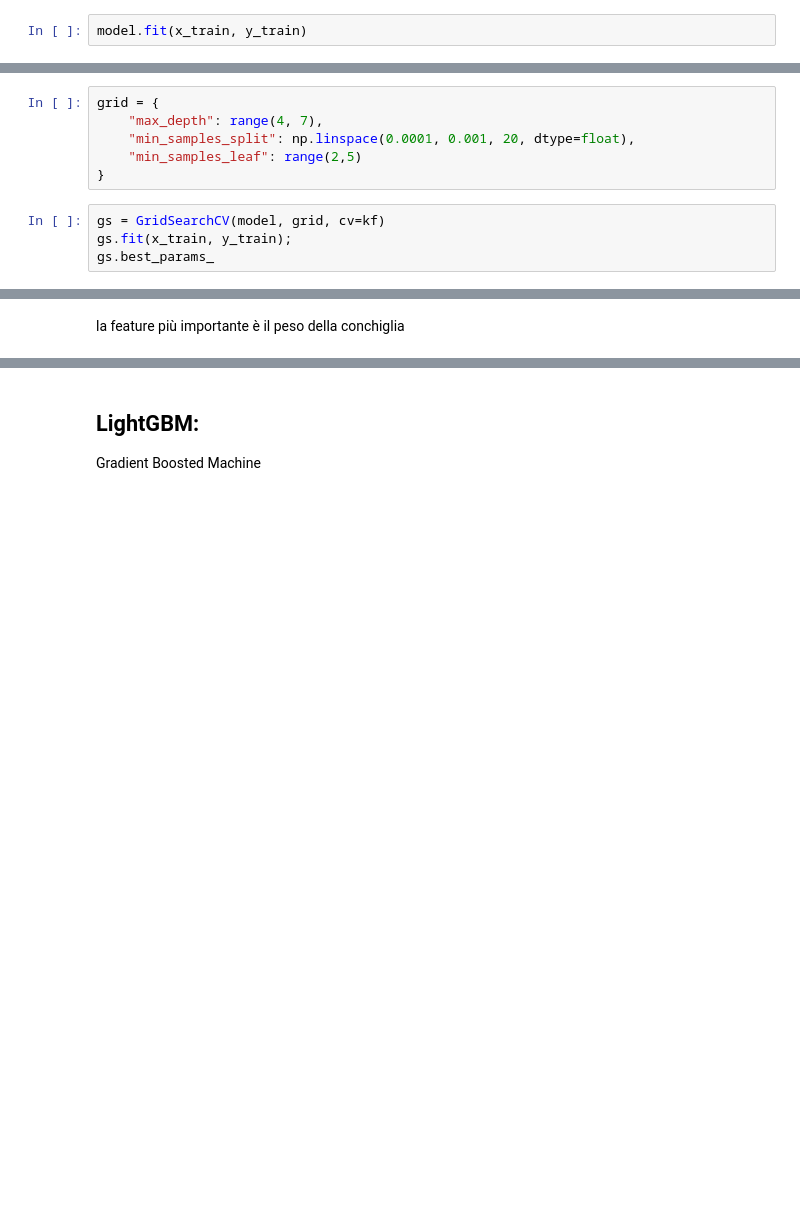
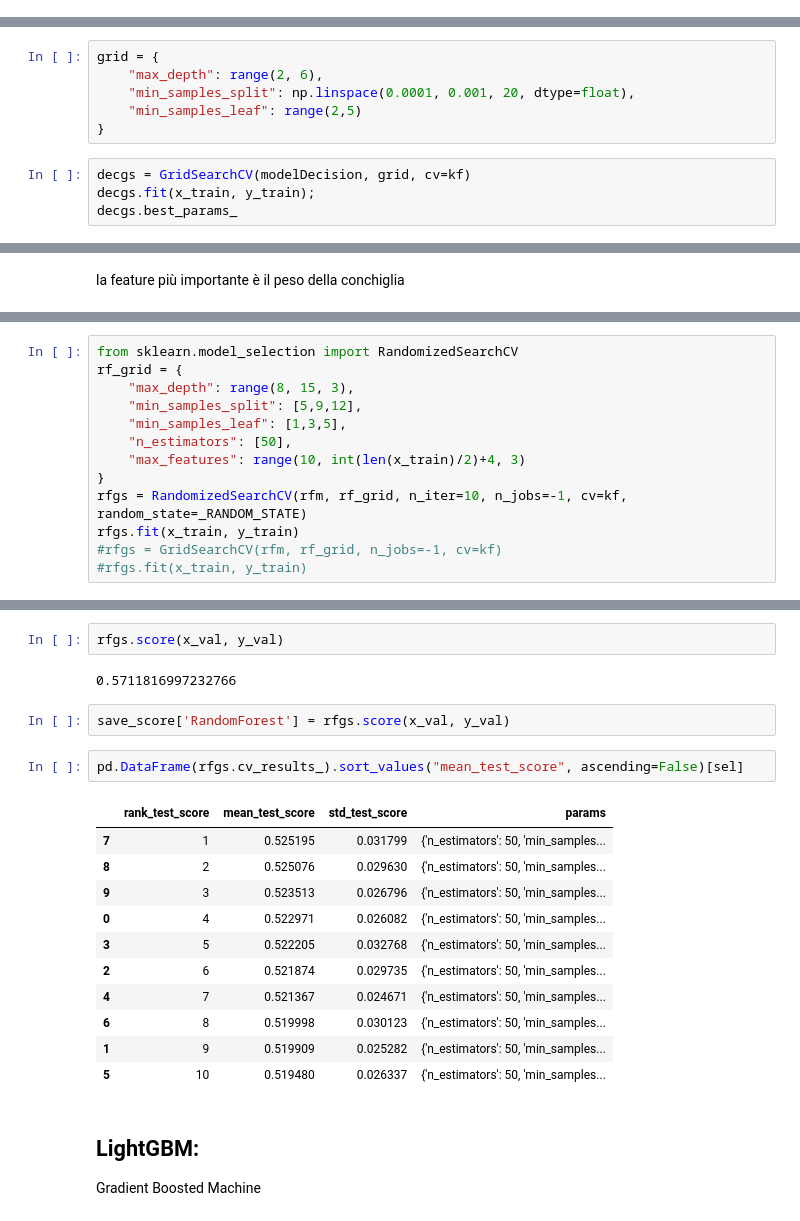
Before and after one commit to ilBollo/DataIntensive_Project_Crab, a Jupyter notebook: age_of_crab.ipynb, the cells around one changed output, grey strips where cells are left out. Saved outputs shown, nothing was run; the diff lists cells and outputs as text; blank space fills up the shorter version.

```diff
--- a/age_of_crab.ipynb
+++ b/age_of_crab.ipynb
@@ -533,2 +563,0 @@ model = DecisionTreeRegressor(max_depth=5,random_state=42)
-# %%
-model.fit(x_train, y_train)
@@ -537,10 +592,10 @@ print_eval(x_val, y_val, model)
 # %%
 grid = {
-    "max_depth": range(4, 7),
+    "max_depth": range(2, 6),
     "min_samples_split": np.linspace(0.0001, 0.001, 20, dtype=float),
     "min_samples_leaf": range(2,5)
 }
 # %%
-gs = GridSearchCV(model, grid, cv=kf)
-gs.fit(x_train, y_train);
-gs.best_params_
+decgs = GridSearchCV(modelDecision, grid, cv=kf)
+decgs.fit(x_train, y_train);
+decgs.best_params_
@@ -565,0 +659,13 @@ la feature più importante è il peso della conchiglia
+# %%
+from sklearn.model_selection import RandomizedSearchCV
+rf_grid = {
+    "max_depth": range(8, 15, 3),
+    "min_samples_split": [5,9,12],
+    "min_samples_leaf": [1,3,5],
+    "n_estimators": [50],
+    "max_features": range(10, int(len(x_train)/2)+4, 3)
+}
+rfgs = RandomizedSearchCV(rfm, rf_grid, n_iter=10, n_jobs=-1, cv=kf, random_state=_RANDOM_STATE)
+rfgs.fit(x_train, y_train)
+#rfgs = GridSearchCV(rfm, rf_grid, n_jobs=-1, cv=kf)
+#rfgs.fit(x_train, y_train)
@@ -566,3 +685,23 @@ la feature più importante è il peso della conchiglia
+# %%
+rfgs.score(x_val, y_val)
+# %% [output]
+0.5711816997232766
+# %%
+save_score['RandomForest'] = rfgs.score(x_val, y_val)
+# %%
+pd.DataFrame(rfgs.cv_results_).sort_values("mean_test_score", ascending=False)[sel]
+# %% [output]
+|  | rank_test_score | mean_test_score | std_test_score | params |
+| 7 | 1 | 0.525195 | 0.031799 | {'n_estimators': 50, 'min_samples... |
+| 8 | 2 | 0.525076 | 0.029630 | {'n_estimators': 50, 'min_samples... |
+| 9 | 3 | 0.523513 | 0.026796 | {'n_estimators': 50, 'min_samples... |
+| 0 | 4 | 0.522971 | 0.026082 | {'n_estimators': 50, 'min_samples... |
+| 3 | 5 | 0.522205 | 0.032768 | {'n_estimators': 50, 'min_samples... |
+| 2 | 6 | 0.521874 | 0.029735 | {'n_estimators': 50, 'min_samples... |
+| 4 | 7 | 0.521367 | 0.024671 | {'n_estimators': 50, 'min_samples... |
+| 6 | 8 | 0.519998 | 0.030123 | {'n_estimators': 50, 'min_samples... |
+| 1 | 9 | 0.519909 | 0.025282 | {'n_estimators': 50, 'min_samples... |
+| 5 | 10 | 0.519480 | 0.026337 | {'n_estimators': 50, 'min_samples... |
 # %% [markdown]
 ## LightGBM:
 Gradient Boosted Machine
```
Also changed, not shown: parts of 52 cells of this notebook.
